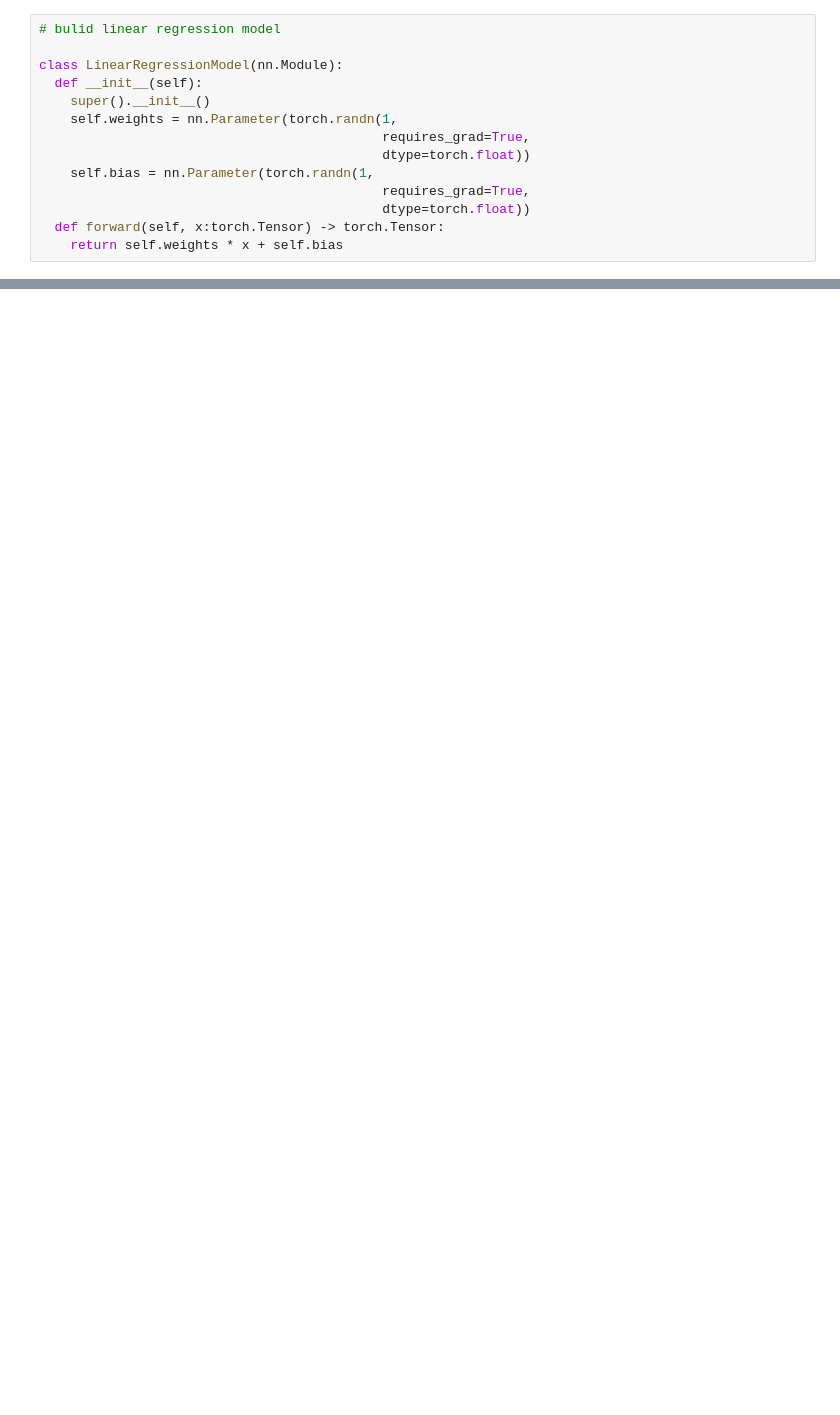
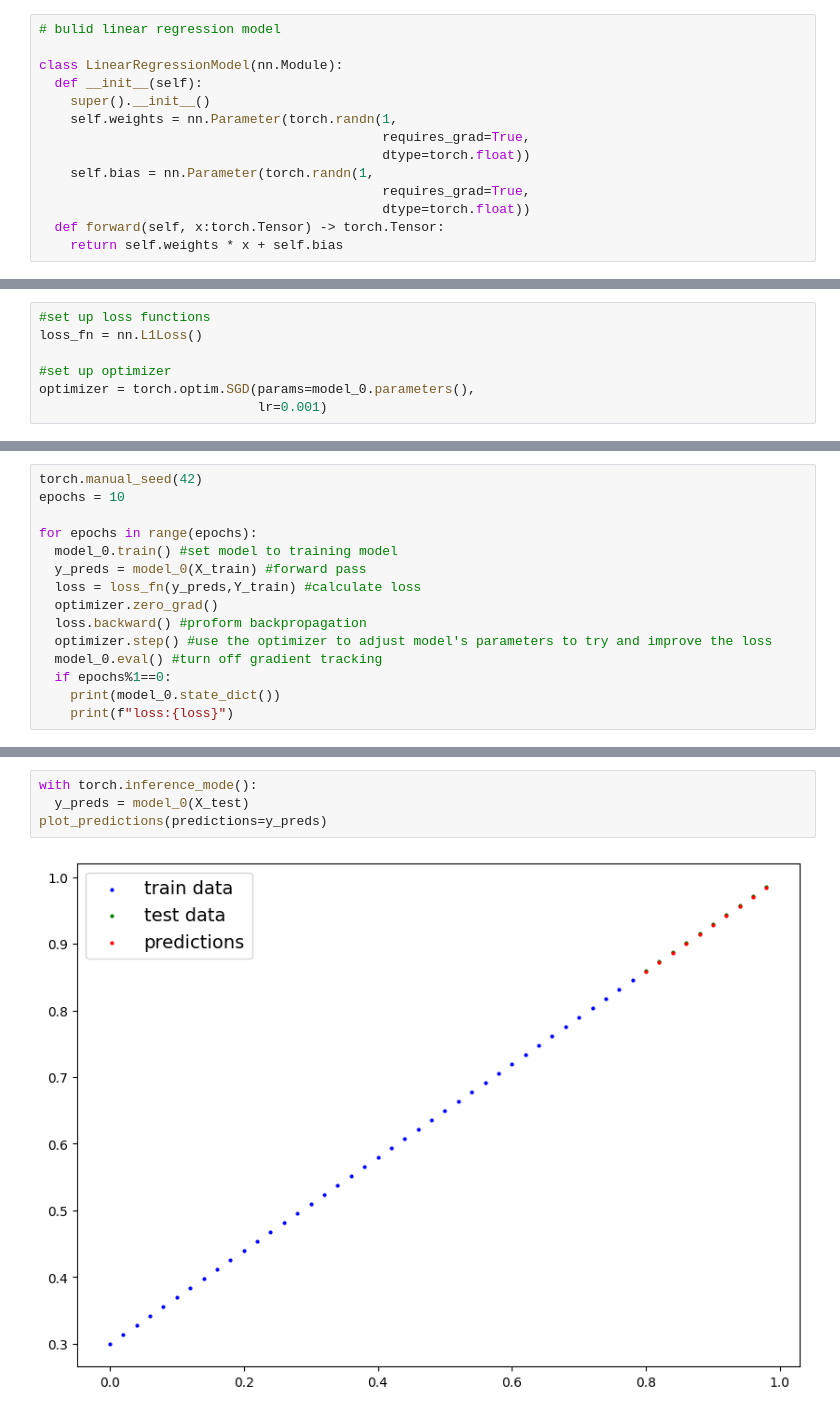
Before and after one commit to lijp16/lijp16, a Jupyter notebook: 01_pytorch_workflow.ipynb, the cells around one changed output, grey strips where cells are left out. Cells and saved outputs as stored; diff of their text form; blank space fills up the shorter version.

```diff
--- a/01_pytorch_workflow.ipynb
+++ b/01_pytorch_workflow.ipynb
@@ -120,0 +176,7 @@ class LinearRegressionModel(nn.Module):
+# %%
+#set up loss functions
+loss_fn = nn.L1Loss()
+
+#set up optimizer
+optimizer = torch.optim.SGD(params=model_0.parameters(),
+                            lr=0.001)
@@ -120,0 +193,15 @@ class LinearRegressionModel(nn.Module):
+# %%
+torch.manual_seed(42)
+epochs = 10
+
+for epochs in range(epochs):
+  model_0.train() #set model to training model
+  y_preds = model_0(X_train) #forward pass
+  loss = loss_fn(y_preds,Y_train) #calculate loss
+  optimizer.zero_grad()
+  loss.backward() #proform backpropagation
+  optimizer.step() #use the optimizer to adjust model's parameters to try and improve the loss
+  model_0.eval() #turn off gradient tracking
+  if epochs%1==0:
+    print(model_0.state_dict())
+    print(f"loss:{loss}")
@@ -120,0 +229,6 @@ class LinearRegressionModel(nn.Module):
+# %%
+with torch.inference_mode():
+  y_preds = model_0(X_test)
+plot_predictions(predictions=y_preds)
+# %% [output]
+[figure, added]
```
Also changed, not shown: parts of 7 cells of this notebook.
